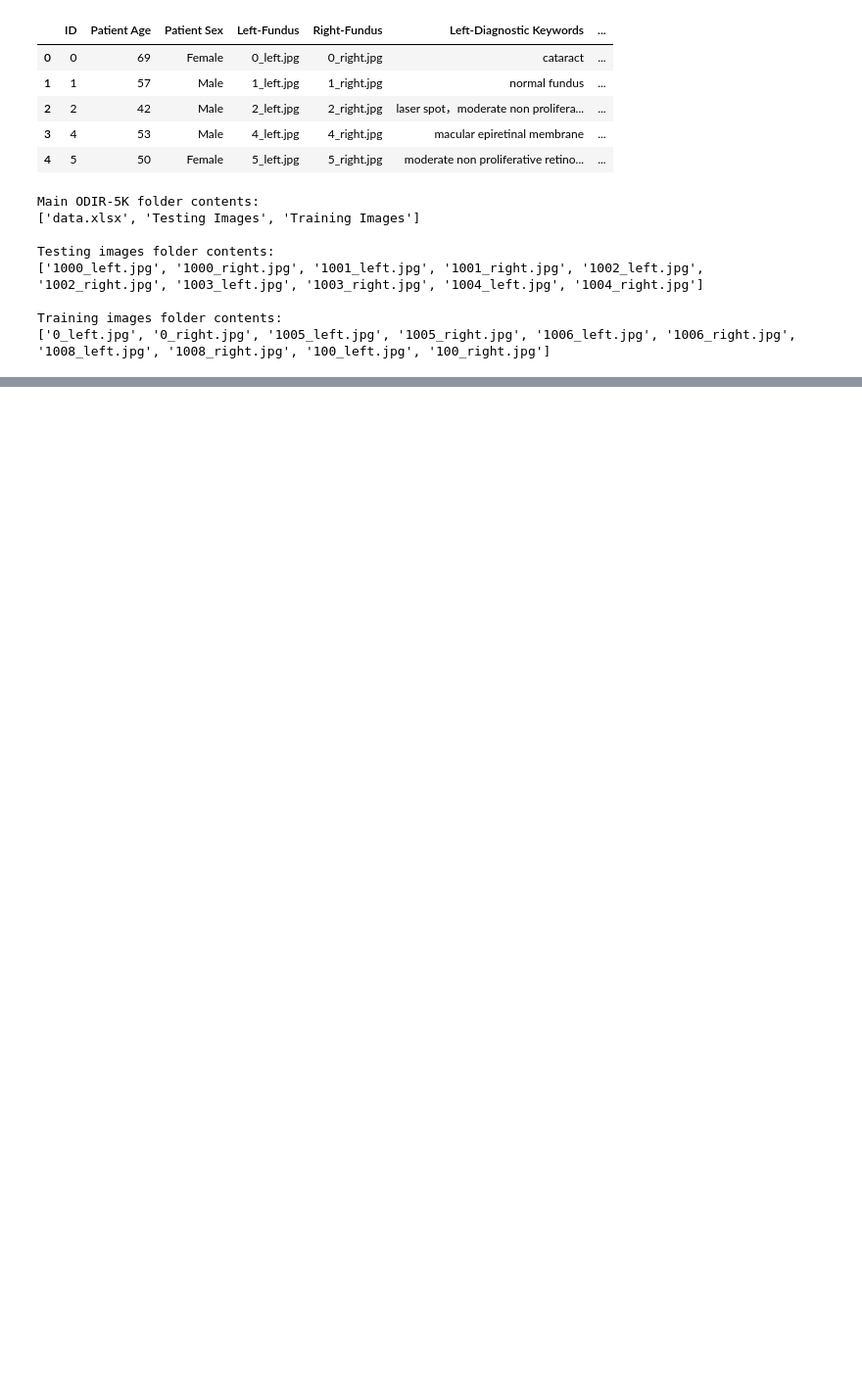
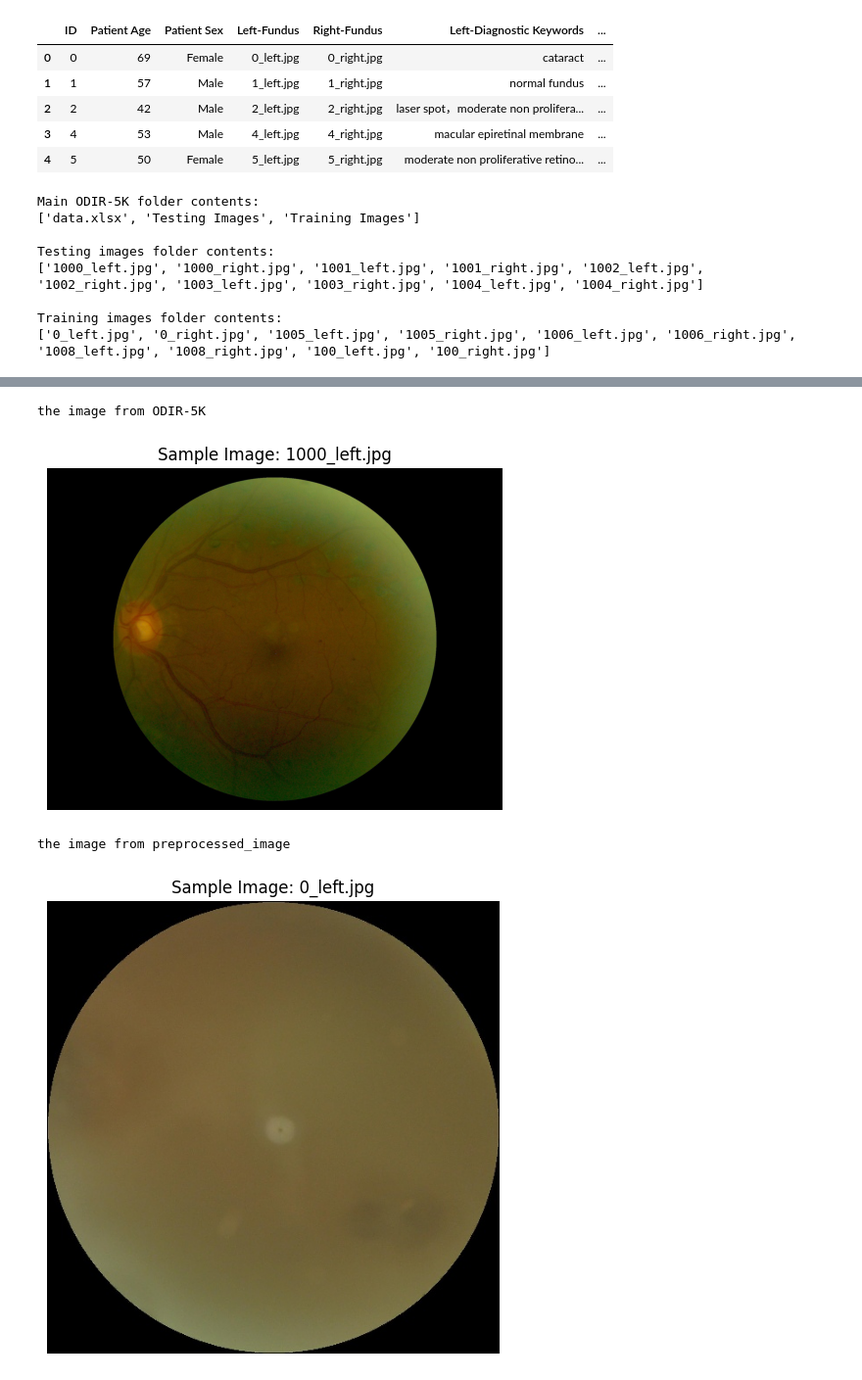
Before and after one commit to Arundhuti2000/ocular_eye_disease_detection, a Jupyter notebook: ocular_eye_detection.ipynb, the cells around one changed output, grey strips where cells are left out. Shown at 98% size. Drawn from its saved outputs; the diff is of its cells as text; code cells hidden in the pictures; blank space fills up the shorter version.

```diff
--- a/ocular_eye_detection.ipynb
+++ b/ocular_eye_detection.ipynb
@@ -88,0 +135,27 @@ print(preprocessed_files[:10])
+# %%
+# her we compaer a sample image from the odire-5k and a sample image from prepeocesses_images to see the difrence
+def display_sample_image(folder_path, file_name):
+
+    file_path = os.path.join(folder_path, file_name)
+    image = Image.open(file_path)
+
+    plt.figure(figsize=(6,6))
+    plt.imshow(image)
+    plt.title(f"Sample Image: {file_name}")
+    plt.axis('off')
+    plt.show()
+
+# Display a sample image from ODIR-5K
+print("the image from ODIR-5K")
+sample_odir_image = os.listdir(testing_images_path)[0]
+display_sample_image(testing_images_path, sample_odir_image)
+
+# Display a sample image from preprocessed_images
+print("the image from preprocessed_image")
+sample_preprocessed_image = os.listdir(preprocessed_path)[0]
+display_sample_image(preprocessed_path, sample_preprocessed_image)
+# %% [output]
+the image from ODIR-5K
+[figure, added]
+the image from preprocessed_image
+[figure, added]
```
Also changed, not shown: parts of 15 cells of this notebook.
